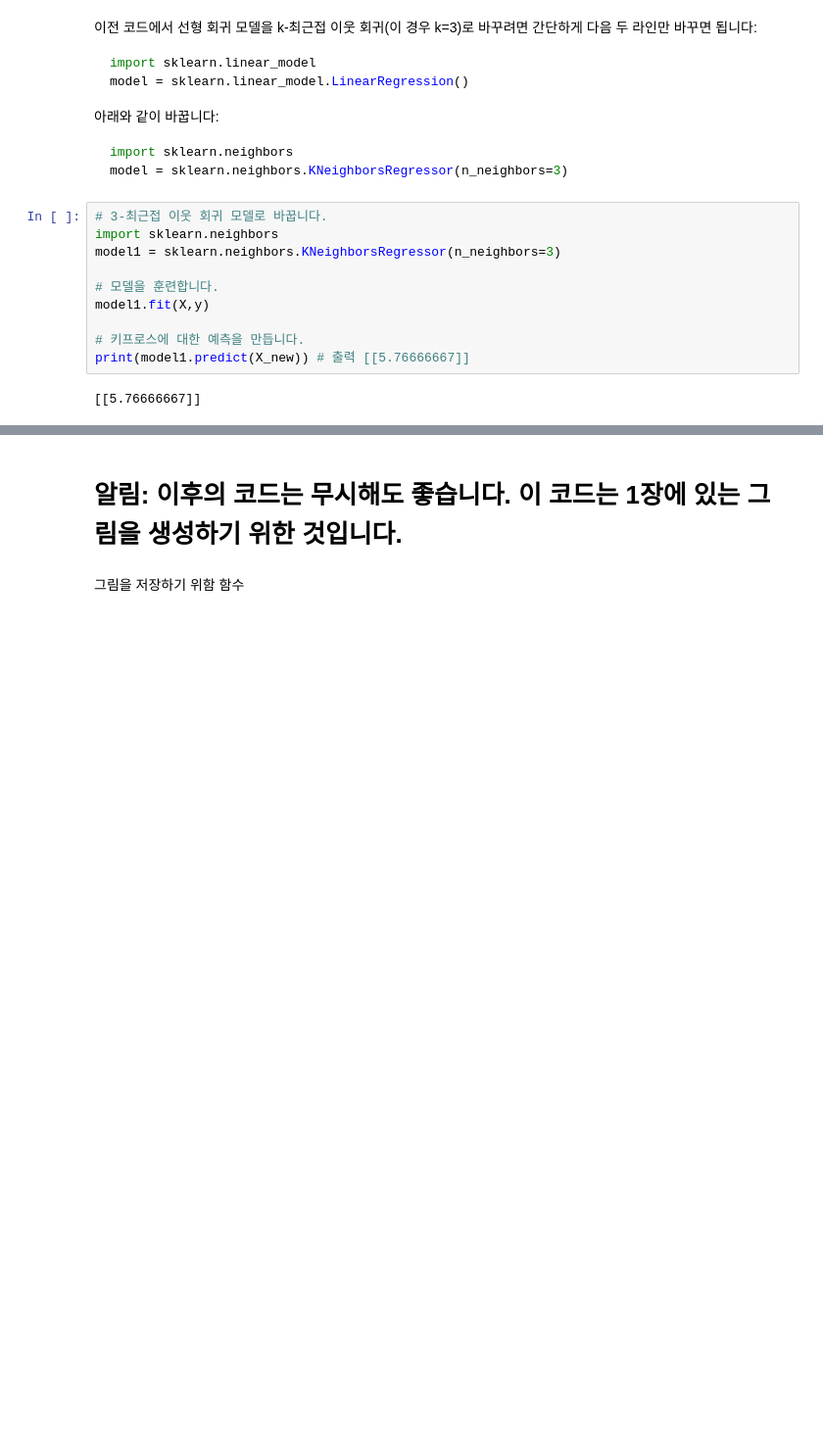
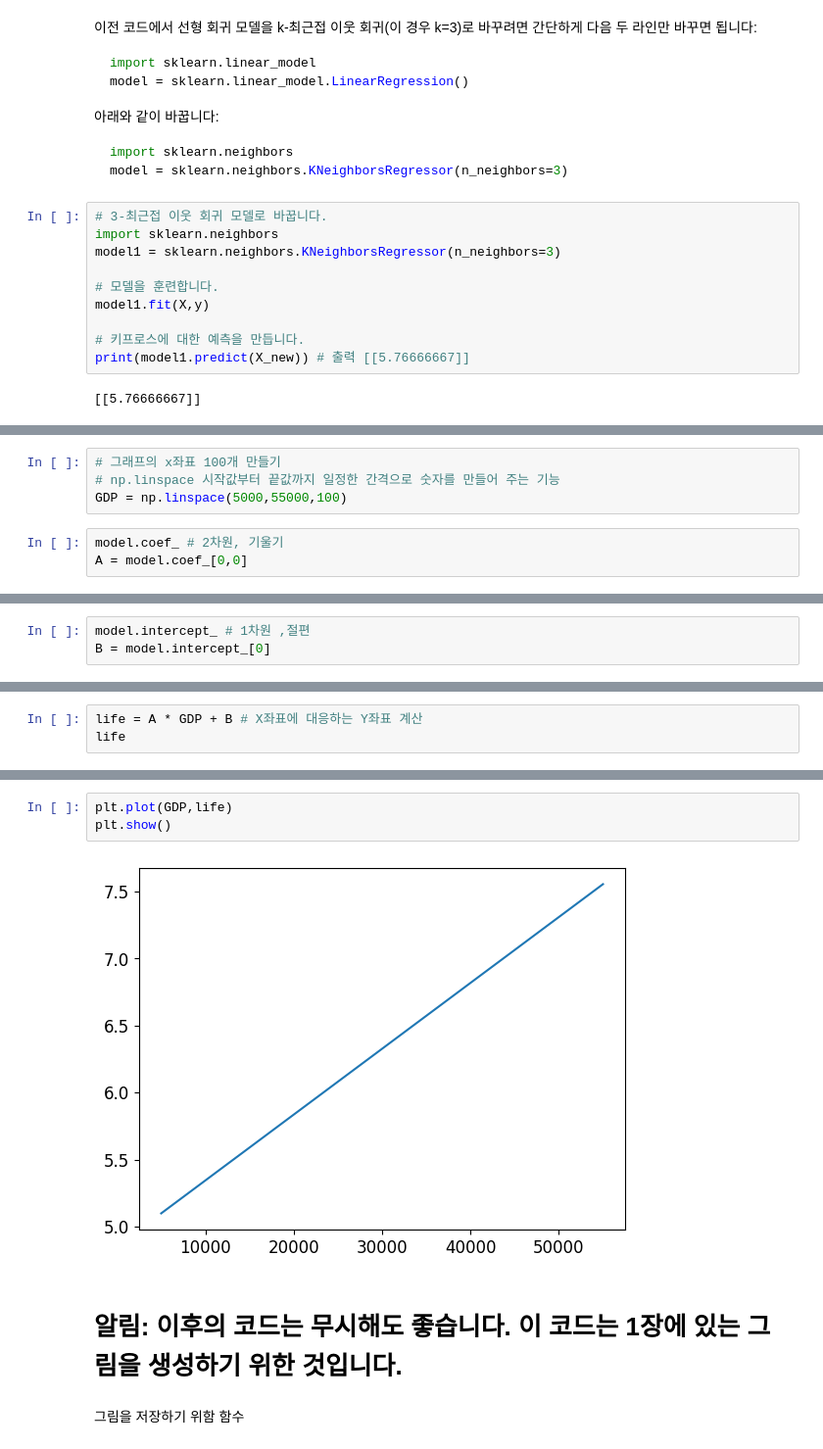
Before and after one commit to ssukk99/handson-ml2, a Jupyter notebook: 01_the_machine_learning_landscape.ipynb, the cells around one changed output, grey strips where cells are left out. Shown at 98% size. Drawn from its saved outputs; the diff is of its cells as text; blank space fills up the shorter version.

```diff
--- a/01_the_machine_learning_landscape.ipynb
+++ b/01_the_machine_learning_landscape.ipynb
@@ -148,0 +160,7 @@ print(model1.predict(X_new)) # 출력 [[5.76666667]]
+# %%
+# 그래프의 x좌표 100개 만들기
+# np.linspace 시작값부터 끝값까지 일정한 간격으로 숫자를 만들어 주는 기능
+GDP = np.linspace(5000,55000,100)
+# %%
+model.coef_ # 2차원, 기울기
+A = model.coef_[0,0]
@@ -148,0 +171,3 @@ print(model1.predict(X_new)) # 출력 [[5.76666667]]
+# %%
+model.intercept_ # 1차원 ,절편
+B = model.intercept_[0]
@@ -148,0 +178,3 @@ print(model1.predict(X_new)) # 출력 [[5.76666667]]
+# %%
+life = A * GDP + B # X좌표에 대응하는 Y좌표 계산
+life
@@ -149,3 +202,8 @@ print(model1.predict(X_new)) # 출력 [[5.76666667]]
+# %%
+plt.plot(GDP,life)
+plt.show()
+# %% [output]
+[figure, added]
 # %% [markdown]
 # 알림: 이후의 코드는 무시해도 좋습니다. 이 코드는 1장에 있는 그림을 생성하기 위한 것입니다.
 # %% [markdown]
```
Also changed, not shown: parts of 8 cells of this notebook.
